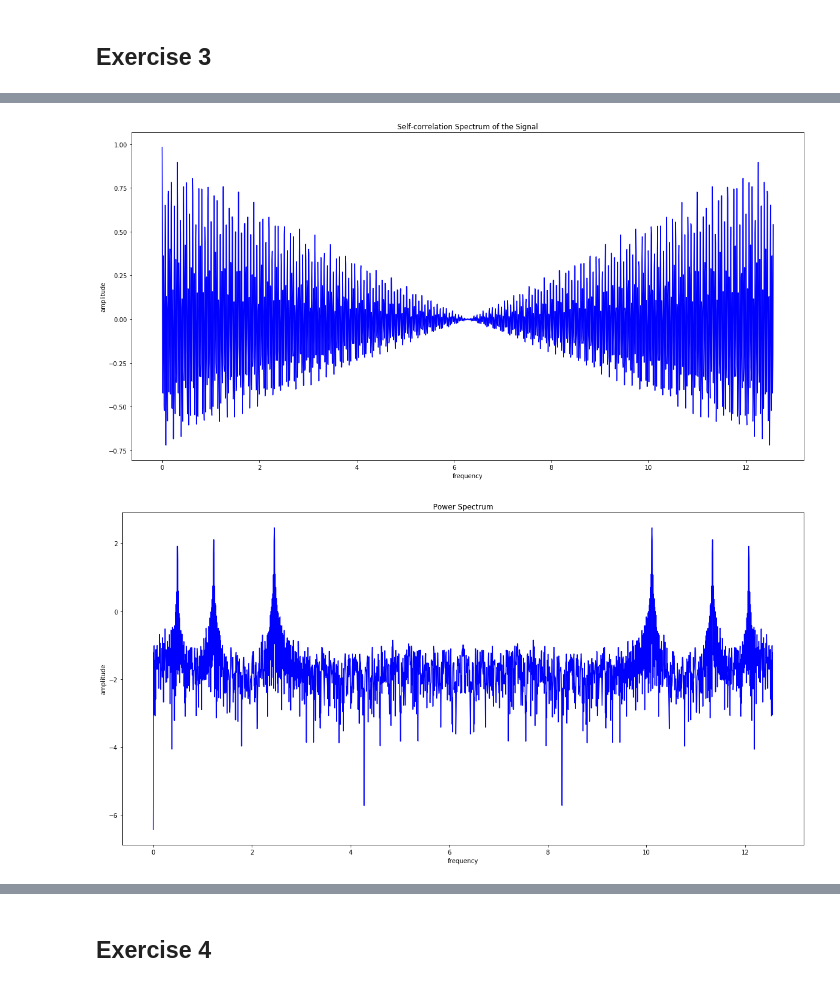
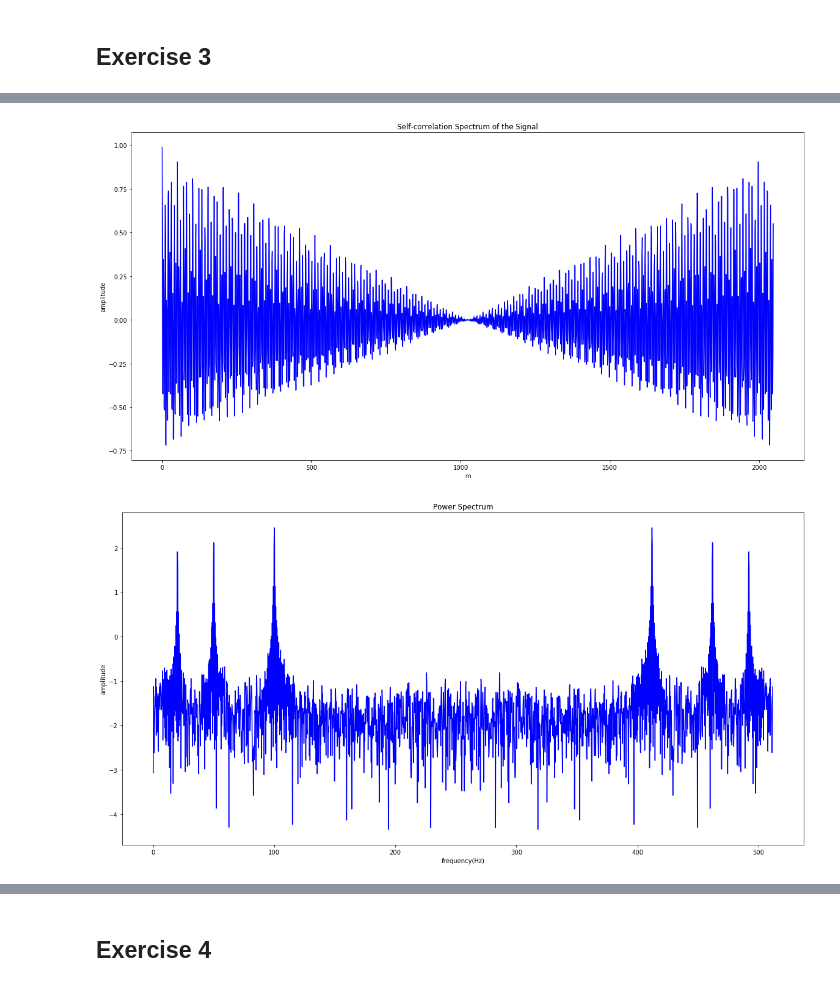
Before and after one commit to Ragnaroki127/digital_signal_processing, a Jupyter notebook: hw3/hw3.ipynb, the cells around one changed output, grey strips where cells are left out. Drawn from its saved outputs; the diff is of its cells as text; code cells hidden in the pictures.

```diff
--- a/hw3/hw3.ipynb
+++ b/hw3/hw3.ipynb
@@ -36,23 +36,23 @@ plt.show()
 # %%
 x_pad_corr = correlate(x_n_pad, 2 * N)
 plt.figure(figsize=(20, 10))
-plt.plot(x_pad, x_pad_corr, 'b-')
-plt.xlabel('frequency')
+plt.plot(np.arange(2 * N), x_pad_corr, 'b-')
+plt.xlabel('m')
 plt.ylabel('amplitude')
 plt.title('Self-correlation Spectrum of the Signal')
 plt.show()
 # %% [output]
-[figure, old version]
+[figure, new version]
 # %%
 P_x = np.log10(np.abs(np.fft.fft(x_pad_corr)))
 plt.figure(figsize=(20, 10))
-plt.plot(x_pad, P_x, 'b-')
-plt.xlabel('frequency')
+plt.plot(np.arange(2 * N) / 4, P_x, 'b-')
+plt.xlabel('frequency(Hz)')
 plt.ylabel('amplitude')
 plt.title('Power Spectrum')
 plt.show()
 # %% [output]
-[figure, old version]
+[figure, new version]
 # %%
 window_size = 100
 x_pad_corr_cut = np.hstack((np.zeros(window_size), x_pad_corr[window_size:-window_size], np.zeros(window_size)))
```
Also changed, not shown: parts of 4 cells of this notebook, 3 other files.
